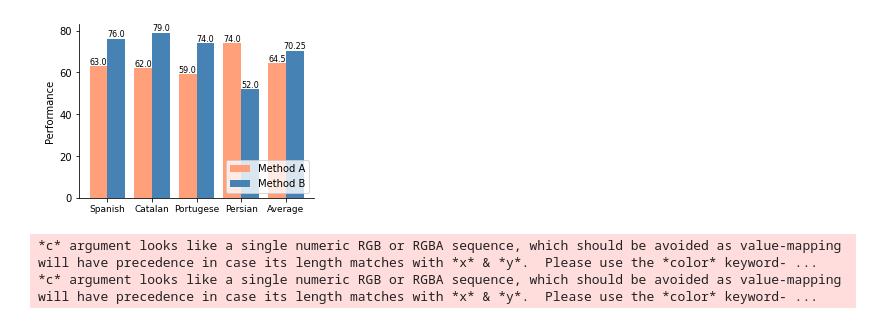
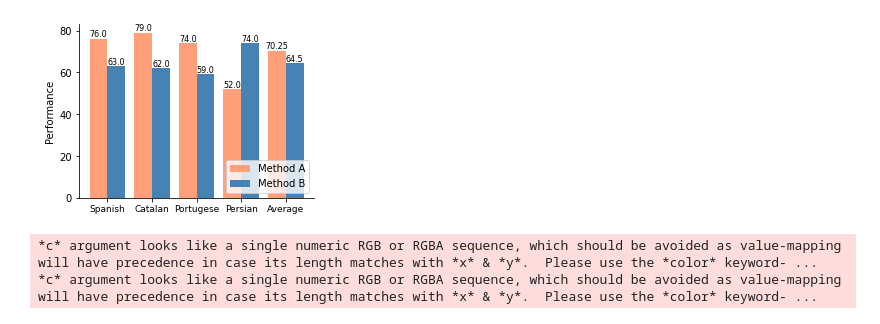
Before and after one commit to matus-pikuliak/multilingual-evaluation, a Jupyter notebook: n_figures.ipynb, the cells around one changed output. Saved outputs shown, nothing was run; the diff lists cells and outputs as text; code cells hidden in the pictures.

```diff
--- a/n_figures.ipynb
+++ b/n_figures.ipynb
@@ -8,10 +8,10 @@ plt.rcParams["figure.figsize"] = (4, 3)
 
 labels = ['Spanish', 'Catalan', 'Portugese', 'Persian', 'Average']
 a_means = [85, 65, 83, 45]
-a_means = [63, 62, 59, 74]
+a_means = [76, 79, 74, 52]
 a_means.append(np.mean(a_means))
 b_means = [81, 60, 79, 52]
-b_means = [76, 79, 74, 52]
+b_means = [63, 62, 59, 74]
 b_means.append(np.mean(b_means))
 
 x = np.arange(len(labels))  # the label locations
@@ -23,34 +23,34 @@ ax.spines['right'].set_visible(False)
 ax.spines['top'].set_visible(False)
 rects1 = ax.bar(x - width/2, a_means, width, label='Method A', color='lightsalmon')
 rects2 = ax.bar(x + width/2, b_means, width, label='Method B', color='steelblue')
 
 # Add some text for labels, title and custom x-axis tick labels, etc.
 ax.set_ylabel('Performance')
 ax.set_xticks(x)
 ax.tick_params(axis='x', which='major', labelsize=9)
 ax.set_xticklabels(labels)
 
 
 def autolabel(rects):
     """Attach a text label above each bar in *rects*, displaying its height."""
     for rect in rects:
         height = rect.get_height()
         ax.annotate('{}'.format(height),
                     xy=(rect.get_x() + rect.get_width() / 2, height),
                     xytext=(0, 0),
                     textcoords="offset points",
                     ha='center', va='bottom', color='black', fontsize=8)
 
 
 autolabel(rects1)
 autolabel(rects2)
 
 ax.legend(loc=4)
 # print(help(ax.legend))
 
 plt.savefig('fig1.pdf', bbox_inches='tight')
 # %% [output]
-[figure, old version]
+[figure, new version]
 # %%
 from uriel import Uriel
 u = Uriel(load=True, umap=True)
```
